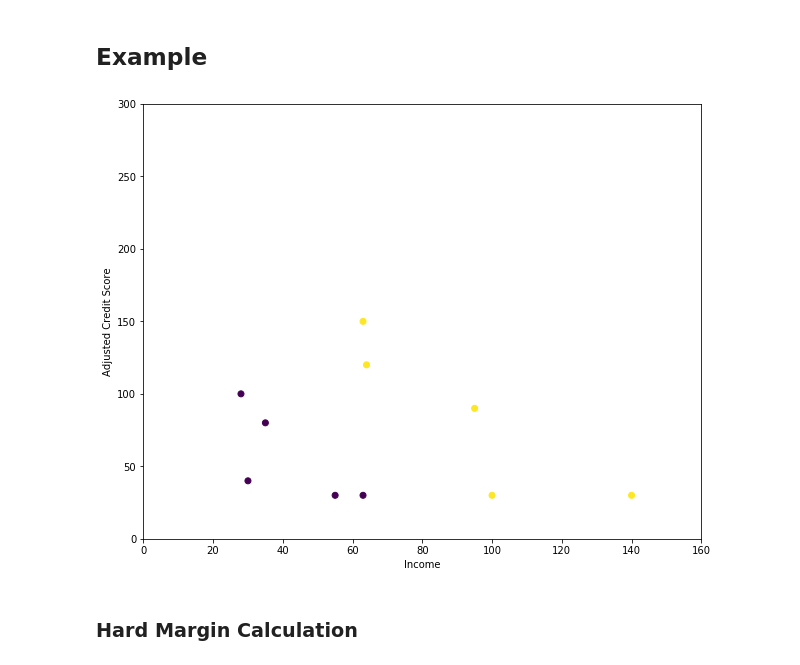
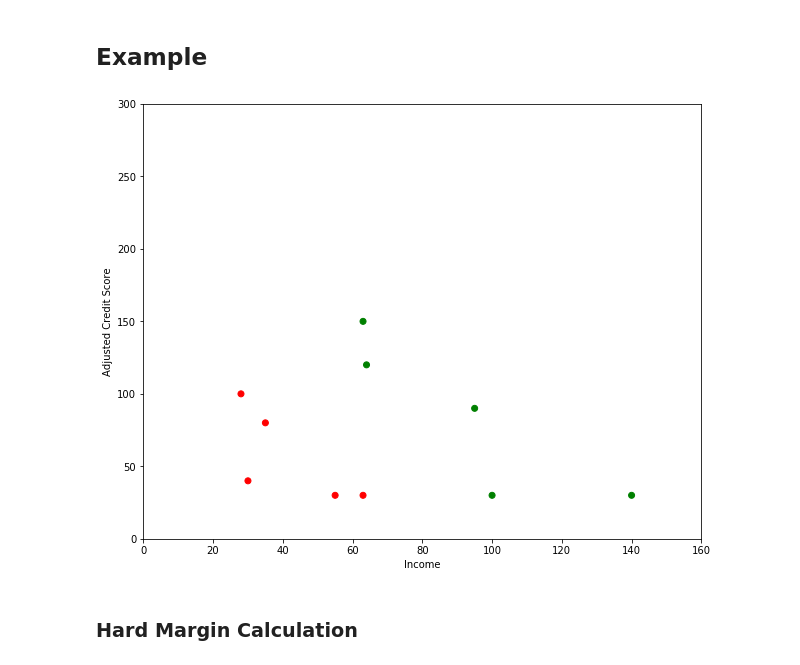
Before and after one commit to polyhedron-gdl/introduction-to-machine-learning-for-finance, a Jupyter notebook: 2022/1-notebooks/chapter-4-3.ipynb, the cells around one changed output. Saved outputs shown, nothing was run; the diff lists cells and outputs as text; code cells hidden in the pictures.

```diff
--- a/2022/1-notebooks/chapter-4-3.ipynb
+++ b/2022/1-notebooks/chapter-4-3.ipynb
@@ -149,18 +147,30 @@ import matplotlib.pyplot as plt
 # %%
 Income = pd.DataFrame([30, 55, 63, 35, 28, 140, 100, 95, 64, 63])
 Credit = pd.DataFrame([40, 30, 30, 80, 100, 30, 30, 90, 120, 150])
-Loan = pd.DataFrame([0, 0, 0, 0, 0, 1, 1, 1, 1, 1])
+Loan   = pd.DataFrame([0, 0, 0, 0, 0, 1, 1, 1, 1, 1])
+
+c = []
+for x in Loan[0]:
+    if x == 0:
+        cc='red'
+    else:
+        cc='green'
+    c.append(cc)
 # %%
 plt.figure(figsize=(10,8))
-plt.scatter(Income, Credit, c=Loan)
+
+plt.scatter(Income, Credit, c=c)
+
 plt.xlabel('Income')
 plt.ylabel('Adjusted Credit Score')
+
 axes = plt.gca()
 axes.set_xlim([0,160])
 axes.set_ylim([0,300])
+
 plt.show()
 # %% [output]
-[figure, old version]
+[figure, new version]
 # %% [markdown]
 ### Hard Margin Calculation
 # %%
```
Also changed, not shown: parts of 6 cells of this notebook.
